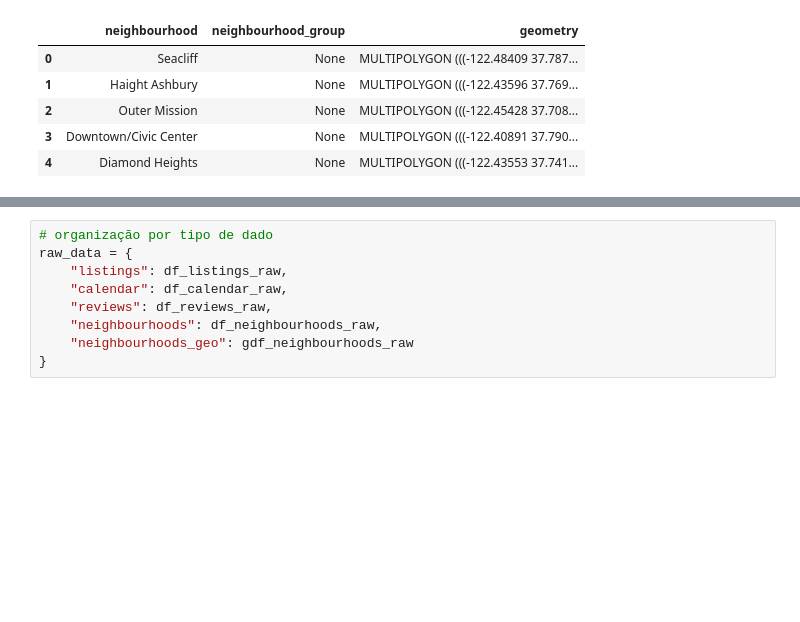
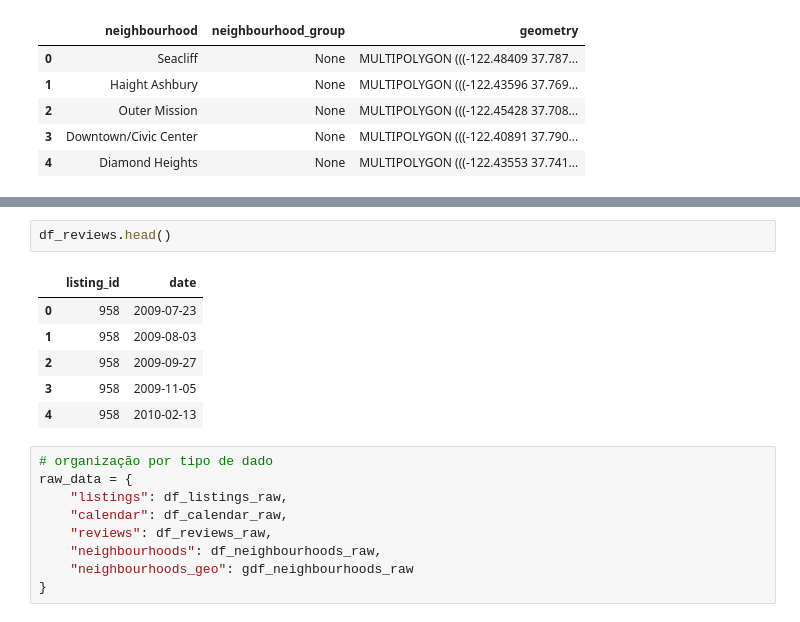
Before and after one commit to Graciliana/Projeto-AIRBNB-SAN-FRANCISCO, a Jupyter notebook: notebooks/01_extract.ipynb, the cells around one changed output, grey strips where cells are left out. Saved outputs shown, nothing was run; the diff lists cells and outputs as text; blank space fills up the shorter version.

```diff
--- a/notebooks/01_extract.ipynb
+++ b/notebooks/01_extract.ipynb
@@ -107,3 +189,12 @@ gdf_neighbourhoods_raw.head()
+# %%
+df_reviews.head()
+# %% [output]
+|  | listing_id | date |
+| 0 | 958 | 2009-07-23 |
+| 1 | 958 | 2009-08-03 |
+| 2 | 958 | 2009-09-27 |
+| 3 | 958 | 2009-11-05 |
+| 4 | 958 | 2010-02-13 |
 # %%
 # organização por tipo de dado
 raw_data = {
```
Also changed, not shown: parts of 15 cells of this notebook.
